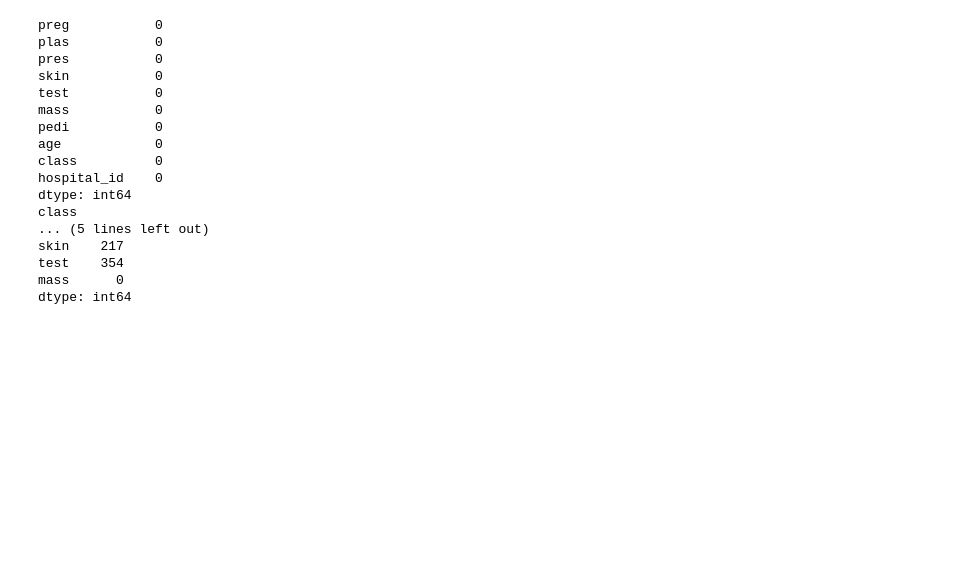
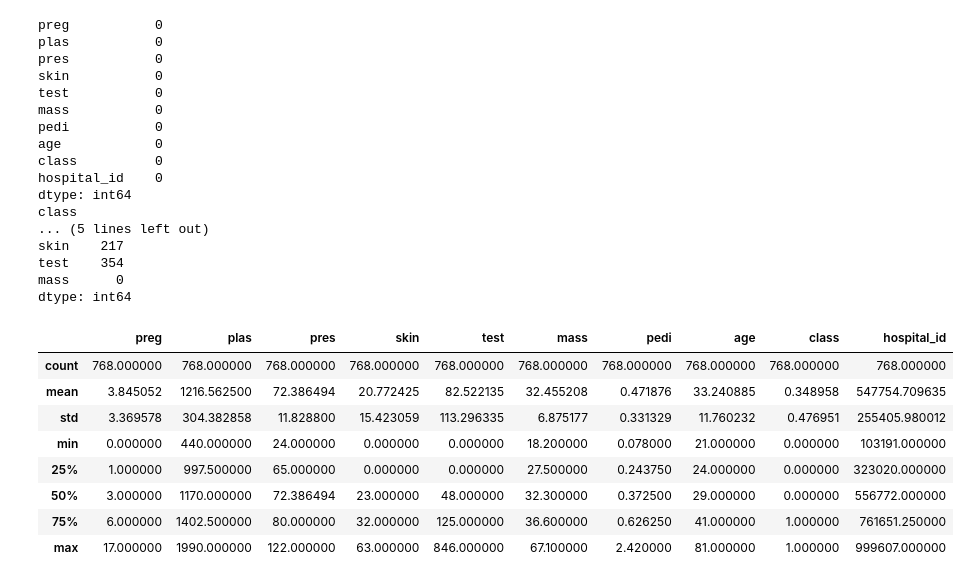
Before and after one commit to Mutohi-R/ml-lab, a Jupyter notebook: lab-assessment.ipynb, the cells around one changed output. Saved outputs shown, nothing was run; the diff lists cells and outputs as text; code cells hidden in the pictures; blank space fills up the shorter version.

```diff
--- a/lab-assessment.ipynb
+++ b/lab-assessment.ipynb
@@ -271,3 +271,15 @@ skin    217
 test    354
 mass      0
 dtype: int64
+# %%
+df.describe()
+# %% [output]
+|  | preg | plas | pres | skin | test | mass | pedi | age | class | hospital_id |
+| count | 768.000000 | 768.000000 | 768.000000 | 768.000000 | 768.000000 | 768.000000 | 768.000000 | 768.000000 | 768.000000 | 768.000000 |
+| mean | 3.845052 | 1216.562500 | 72.386494 | 20.772425 | 82.522135 | 32.455208 | 0.471876 | 33.240885 | 0.348958 | 547754.709635 |
+| std | 3.369578 | 304.382858 | 11.828800 | 15.423059 | 113.296335 | 6.875177 | 0.331329 | 11.760232 | 0.476951 | 255405.980012 |
+| min | 0.000000 | 440.000000 | 24.000000 | 0.000000 | 0.000000 | 18.200000 | 0.078000 | 21.000000 | 0.000000 | 103191.000000 |
+| 25% | 1.000000 | 997.500000 | 65.000000 | 0.000000 | 0.000000 | 27.500000 | 0.243750 | 24.000000 | 0.000000 | 323020.000000 |
+| 50% | 3.000000 | 1170.000000 | 72.386494 | 23.000000 | 48.000000 | 32.300000 | 0.372500 | 29.000000 | 0.000000 | 556772.000000 |
+| 75% | 6.000000 | 1402.500000 | 80.000000 | 32.000000 | 125.000000 | 36.600000 | 0.626250 | 41.000000 | 1.000000 | 761651.250000 |
+| max | 17.000000 | 1990.000000 | 122.000000 | 63.000000 | 846.000000 | 67.100000 | 2.420000 | 81.000000 | 1.000000 | 999607.000000 |
```
Also changed, not shown: parts of 2 cells of this notebook.
